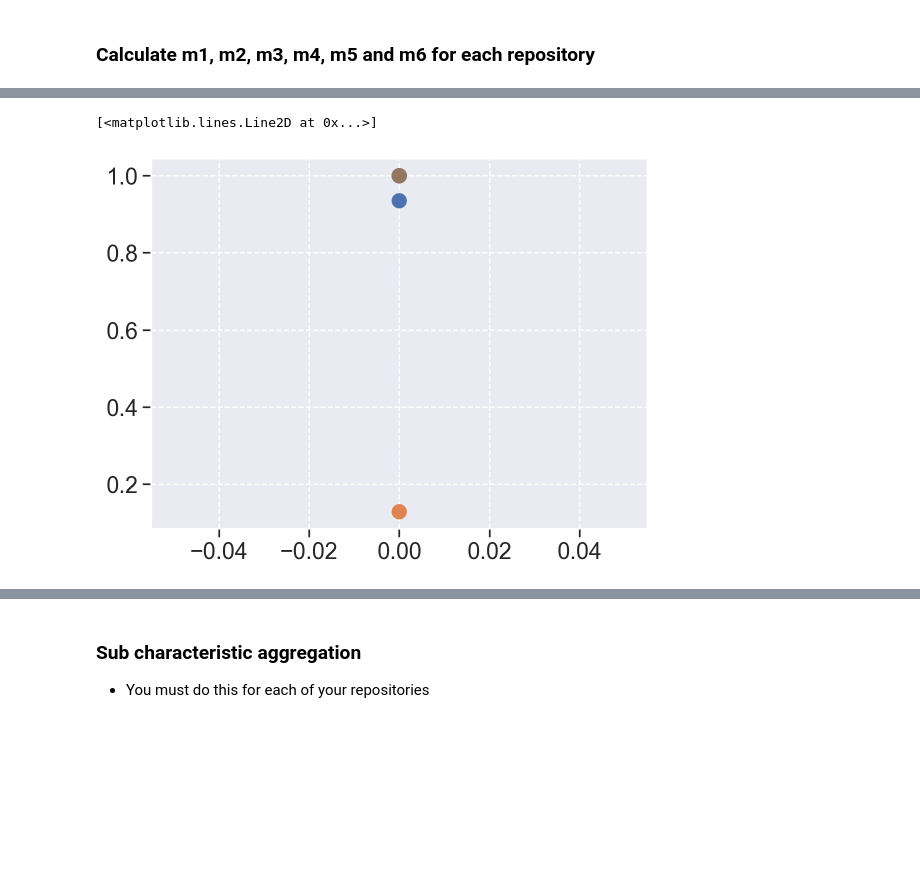
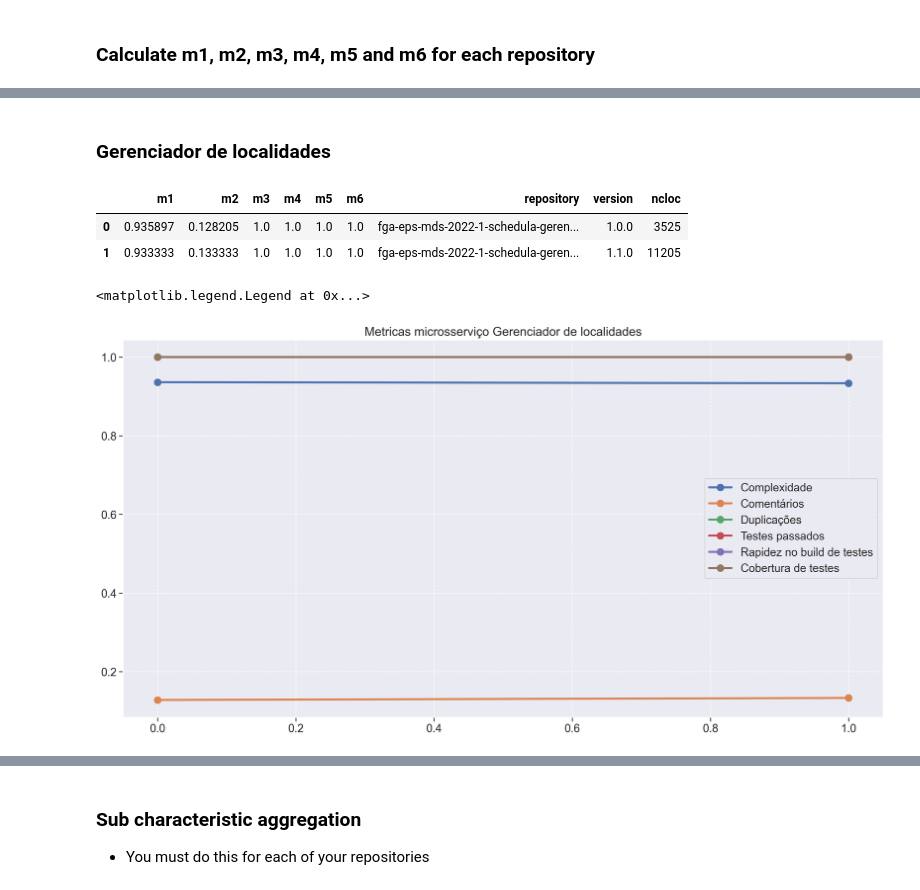
Before and after one commit to fga-eps-mds/2022-1-schedula-doc, a Jupyter notebook: analytics.ipynb, the cells around one changed output, grey strips where cells are left out. Saved outputs shown, nothing was run; the diff lists cells and outputs as text; code cells hidden in the pictures; blank space fills up the shorter version.

```diff
--- a/analytics.ipynb
+++ b/analytics.ipynb
@@ -405,10 +574,23 @@ plt.plot(gestor_usuarios_metrics['m6'], linewidth=3, marker='o', markersize=10)
+# %% [markdown]
+### Gerenciador de localidades
+# %%
+gerenciador_localidades_metrics
+# %% [output]
+|  | m1 | m2 | m3 | m4 | m5 | m6 | repository | version | ncloc |
+| 0 | 0.935897 | 0.128205 | 1.0 | 1.0 | 1.0 | 1.0 | fga-eps-mds-2022-1-schedula-geren... | 1.0.0 | 3525 |
+| 1 | 0.933333 | 0.133333 | 1.0 | 1.0 | 1.0 | 1.0 | fga-eps-mds-2022-1-schedula-geren... | 1.1.0 | 11205 |
 # %%
-plt.plot(gerenciador_localidades_metrics['m1'], linewidth=3, marker='o', markersize=10)
-plt.plot(gerenciador_localidades_metrics['m2'], linewidth=3, marker='o', markersize=10)
-plt.plot(gerenciador_localidades_metrics['m3'], linewidth=3, marker='o', markersize=10)
-plt.plot(gerenciador_localidades_metrics['m4'], linewidth=3, marker='o', markersize=10)
-plt.plot(gerenciador_localidades_metrics['m5'], linewidth=3, marker='o', markersize=10)
-plt.plot(gerenciador_localidades_metrics['m6'], linewidth=3, marker='o', markersize=10)
+fig = plt.figure(figsize=(20, 10))
+
+plt.title(label="Metricas microsserviço Gerenciador de localidades")
+
+plt.plot(gerenciador_localidades_metrics['m1'], linewidth=3, marker='o', markersize=10, label="Complexidade")
+plt.plot(gerenciador_localidades_metrics['m2'], linewidth=3, marker='o', markersize=10, label="Comentários")
+plt.plot(gerenciador_localidades_metrics['m3'], linewidth=3, marker='o', markersize=10, label="Duplicações")
+plt.plot(gerenciador_localidades_metrics['m4'], linewidth=3, marker='o', markersize=10, label="Testes passados")
+plt.plot(gerenciador_localidades_metrics['m5'], linewidth=3, marker='o', markersize=10, label="Rapidez no build de testes")
+plt.plot(gerenciador_localidades_metrics['m6'], linewidth=3, marker='o', markersize=10, label="Cobertura de testes")
+plt.legend(loc='best')
 # %% [output]
-[<matplotlib.lines.Line2D at 0x...>]
+<matplotlib.legend.Legend at 0x...>
-[figure, old version]
+[figure, new version]
```
Also changed, not shown: parts of 38 cells of this notebook, 4 other files.
